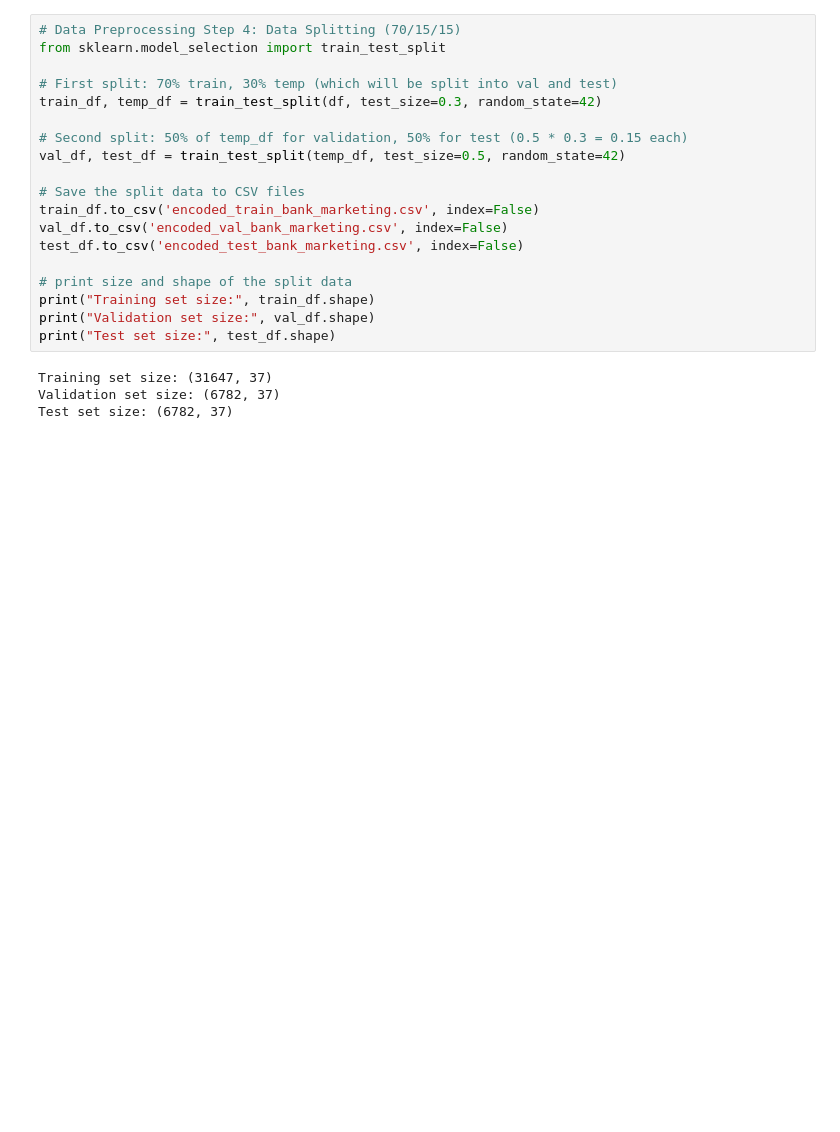
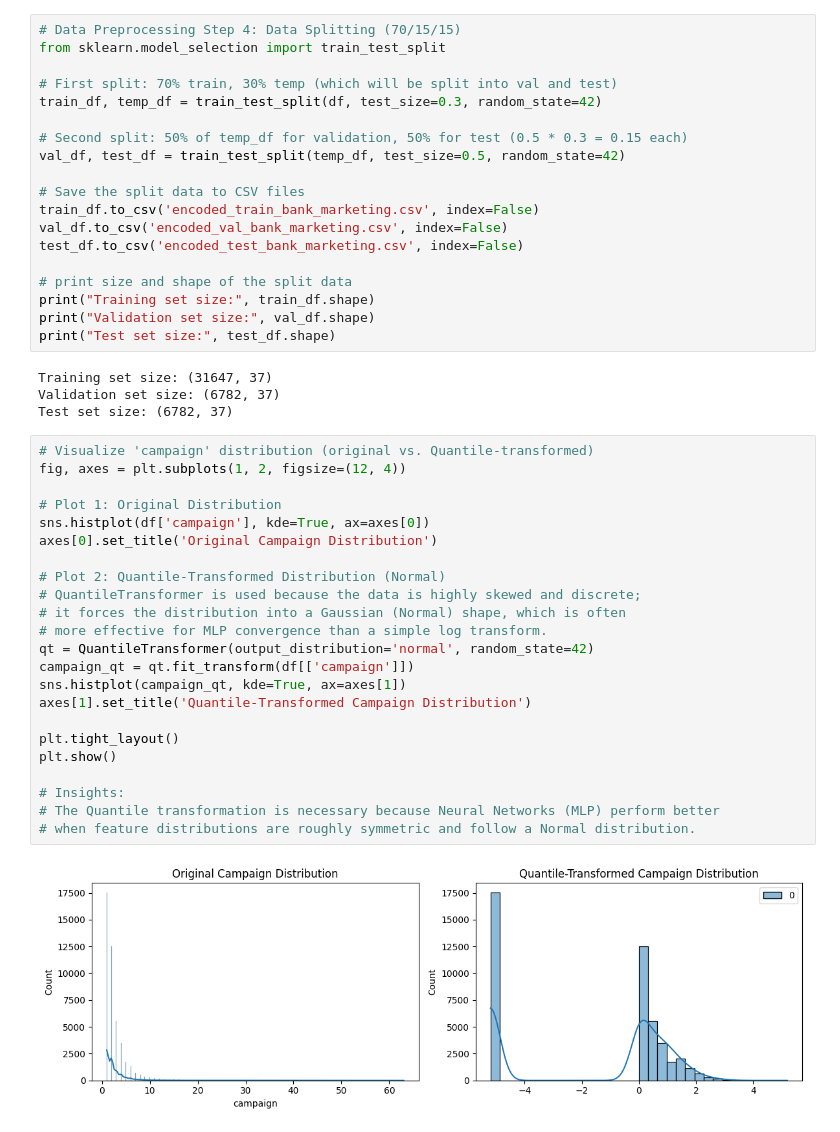
Before and after one commit to Charliemei1112/4995HW2, a Jupyter notebook: 4995_hw2.ipynb, the cells around one changed output. Saved outputs shown, nothing was run; the diff lists cells and outputs as text; blank space fills up the shorter version.

```diff
--- a/4995_hw2.ipynb
+++ b/4995_hw2.ipynb
@@ -477,6 +450,31 @@ print("Test set size:", test_df.shape)
 Training set size: (31647, 37)
 Validation set size: (6782, 37)
 Test set size: (6782, 37)
+# %%
+# Visualize 'campaign' distribution (original vs. Quantile-transformed)
+fig, axes = plt.subplots(1, 2, figsize=(12, 4))
+
+# Plot 1: Original Distribution
+sns.histplot(df['campaign'], kde=True, ax=axes[0])
+axes[0].set_title('Original Campaign Distribution')
+
+# Plot 2: Quantile-Transformed Distribution (Normal)
+# QuantileTransformer is used because the data is highly skewed and discrete;
+# it forces the distribution into a Gaussian (Normal) shape, which is often
+# more effective for MLP convergence than a simple log transform.
+qt = QuantileTransformer(output_distribution='normal', random_state=42)
+campaign_qt = qt.fit_transform(df[['campaign']])
+sns.histplot(campaign_qt, kde=True, ax=axes[1])
+axes[1].set_title('Quantile-Transformed Campaign Distribution')
+
+plt.tight_layout()
+plt.show()
+
+# Insights:
+# The Quantile transformation is necessary because Neural Networks (MLP) perform better
+# when feature distributions are roughly symmetric and follow a Normal distribution.
+# %% [output]
+[figure, added]
 # %%
 # Data Preprocessing Step 5: Feature Scaling
 # Work through numeric columns one at a time. Start with age.
```
Also changed, not shown: parts of 24 cells of this notebook.
